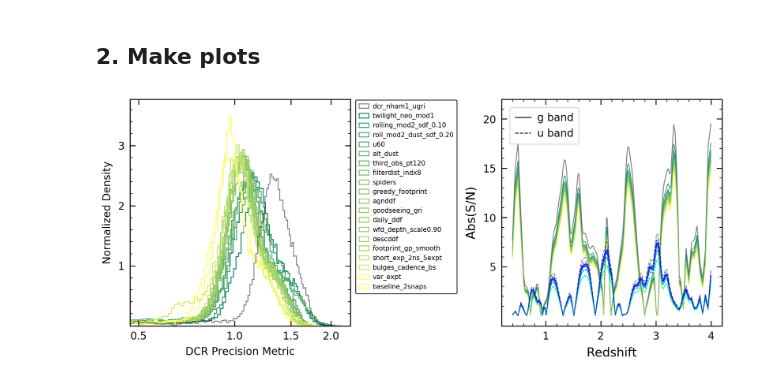
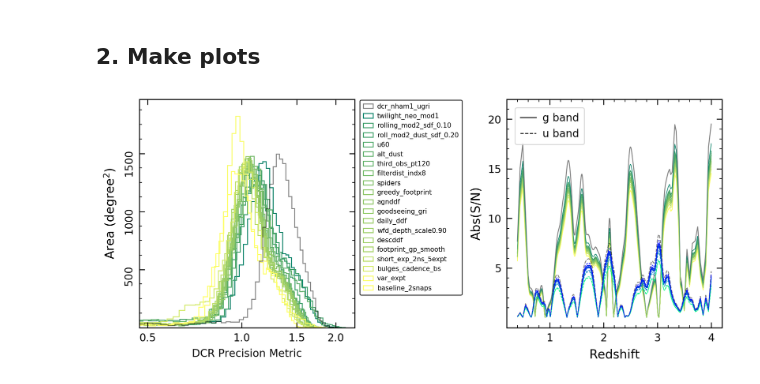
Before and after one commit to RichardsGroup/LSST_DCR, a Jupyter notebook: notebooks/02_RNAAS.ipynb, the cells around one changed output. Cells and saved outputs as stored; diff of their text form; code cells hidden in the pictures.

Commit message:
update rnaas figure

```diff
--- a/notebooks/02_RNAAS.ipynb
+++ b/notebooks/02_RNAAS.ipynb
@@ -131,8 +131,8 @@ def get_metric_medians(key, bd, func):
 Key1, Key2 = (1, 'DCR_22_g'), (4, 'DCR_22.15_u')
 # %%
 fig = plt.figure(figsize=(10,4.5), dpi=200)
-ax1 = fig.add_axes([0.05, 0.15, 0.35, 0.8])
-ax2 = fig.add_axes([0.64, 0.15, 0.35, 0.8])
+ax1 = fig.add_axes([0.065, 0.15, 0.34, 0.8])
+ax2 = fig.add_axes([0.645, 0.15, 0.34, 0.8])
 
 # plot right panel
 gKey = Key1
@@ -189,7 +189,7 @@ ax2.set_xlim(0.2, 4.2)
 ax2.tick_params(top=True, right=True, which='both')
 ax2.yaxis.set_major_locator(plt.FixedLocator([5, 10, 15, 20]))
 ax2.set_xlabel("Redshift")
-ax2.set_ylabel("Abs(S/N)")
+ax2.set_ylabel("Abs(S/N)", fontsize=14)
 ax2.legend(handles=(g_line[0], u_line[0]), loc=2)
 
 # get normalization shift
@@ -202,6 +202,10 @@ norm_precision = get_dcr_median(bundleDicts[run][metricKey])
 unsort_mds_g = get_metric_medians(gKey, bundleDicts, get_dcr_median)
 runs = list(bundleDicts.keys())
 sort_order = np.argsort(unsort_mds_g)
+
+# other plot setting
+density = False
+bins = 65
 
 # plot left panel
 for order in sort_order:
@@ -216,38 +220,42 @@ for order in sort_order:
     mask = bundleDicts[run][metricKey].metricValues.mask
     data = bundleDicts[run][metricKey].metricValues.data[~mask]
     data = data[~(np.isnan(data) | np.isinf(data))]
+#     weights = np.ones_like(data)*54.967783/3600
 
     # match color to panel2
     md_g = get_dcr_median(bundleDicts[run][metricKey])
 
     # plot
     if run == 'dcr_nham1_ugri_v1.5_10yrs':
         c = 'k'
-        _ = ax1.hist(norm_precision/data, bins='fd', histtype='step', color=c, \
-             density=True, alpha=0.5, label=f"{run.rsplit('_', 2)[0]}", zorder = 10)
+        _ = ax1.hist(norm_precision/data, bins=bins, histtype='step', color=c, \
+             density=density, alpha=0.5, label=f"{run.rsplit('_', 2)[0]}", zorder = 10)
     else:
         # deal with non standard db names
         if run in ['third_obs_pt120v1.5_10yrs', 'footprint_gp_smoothv1.5_10yrs']:
             run = run.replace('v1.5', '_v1.5')
 
         c = mpl.cm.summer(gNorm(md_g))
-        _ = ax1.hist(norm_precision/data, bins='fd', histtype='step', color=c, \
-             density=True, label=f"{run.rsplit('_', 2)[0]}")
+        _ = ax1.hist(norm_precision/data, bins=bins, histtype='step', color=c, \
+             density=density, label=f"{run.rsplit('_', 2)[0]}")
     ax1.set_xscale('log', basex=10)
 
     # tick & format
     ax1.set_xbound(lower=0.47, upper=2.3)
     ax1.tick_params(top=True, right=True, which='both')
     ax1.xaxis.set_major_locator(plt.FixedLocator([0.5, 1, 1.5, 2]))
     ax1.xaxis.set_major_formatter(plt.FormatStrFormatter('%.1f'))
     ax1.xaxis.set_minor_locator(plt.NullLocator())
-    ax1.yaxis.set_major_locator(plt.FixedLocator([1, 2, 3, 4]))
 
     # label & legend
     ax1.set_xlabel('DCR Precision Metric', fontsize=12)
-    ax1.set_ylabel('Normalized Density', fontsize=12)
     ax1.legend(fontsize=7.5, bbox_to_anchor=(1.0, 1.02), edgecolor='k', loc=2, labelspacing=0.45)
 
+    ax1.yaxis.set_major_locator(plt.FixedLocator(np.array([500, 1000, 1500, 2000])/(54.967783/60)**2))
+    y_vals = ax1.get_yticks()
+    ax1.set_yticklabels(['{:.0f}'.format(x * (54.967783/60)**2) for x in y_vals], rotation=90)
+    ax1.set_ylabel('Area ($\mathrm{degree^{2}}$)', labelpad=7)
+
 plt.savefig('summer_winters.pdf')
 # %% [output]
-[figure, old version]
+[figure, new version]
```
Also changed, not shown: 1 other file.
